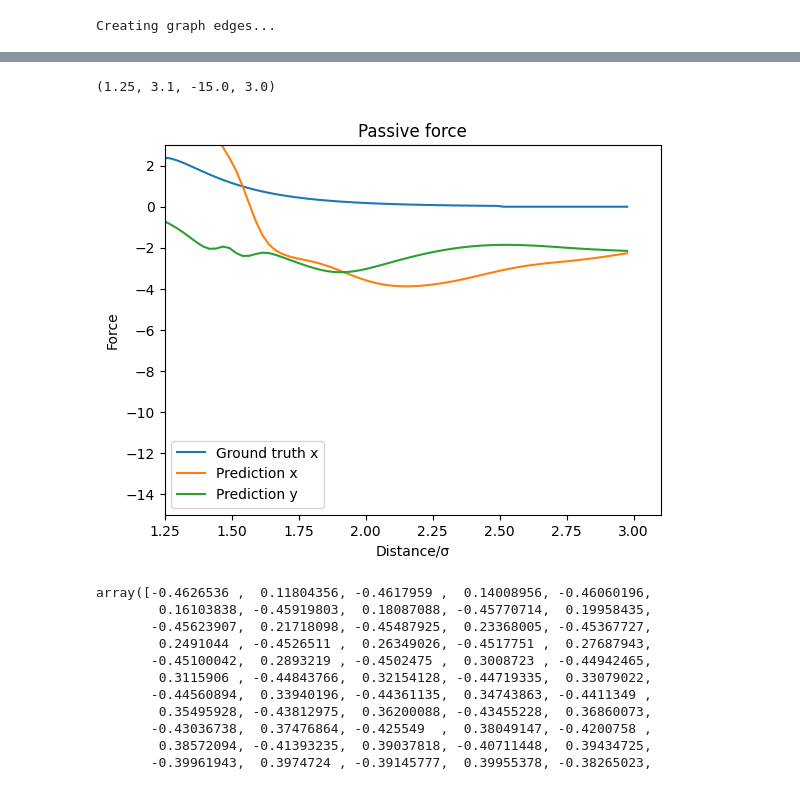
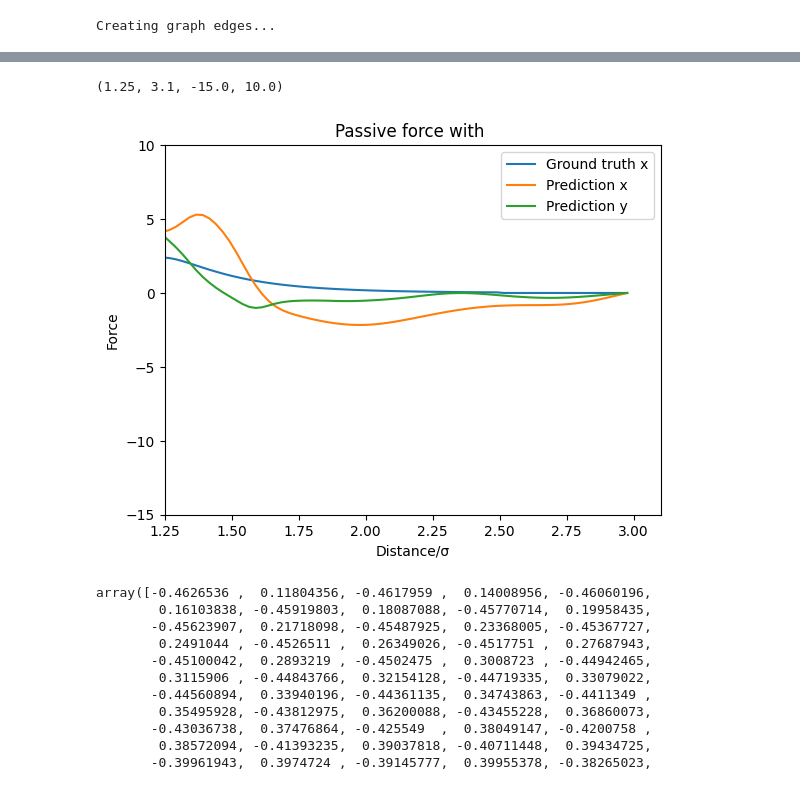
Before and after one commit to Phistian/exjobb, a Jupyter notebook: miguel/training/v_training.ipynb, the cells around one changed output, grey strips where cells are left out. Cells and saved outputs as stored; diff of their text form; code cells hidden in the pictures.

```diff
--- a/miguel/training/v_training.ipynb
+++ b/miguel/training/v_training.ipynb
@@ -464,7 +467,7 @@ for i in range(len(histories)):
 # %% [markdown]
 Model
 # %%
-extra_string = 'V N2500 10 snapshots mixed 430 epochs'
+extra_string = 'V N2500 10 snapshots mixed 930 epochs'
 # %%
 
 model.save(models_address + extra_string)
@@ -645,32 +661,31 @@ scales = {"passive":1}
 # %%
-
 import matplotlib.pyplot as plt
 
 connected_nodes=adj_mtx[:,0]
 pred_passive_x = model_predictions[0][connected_nodes, 0]
 pred_passive_x = pred_passive_x/scales["passive"]
 pred_passive_y = model_predictions[0][connected_nodes, 1]
 pred_passive_y = pred_passive_y/scales["passive"]
 true_passive = full_test_graph[1][0][connected_nodes,2]
 
 d_particle_0 = distances[::2]
 
 px_particle_0 = true_passive[::2]
 
-pred_px_paritcle_0 = pred_passive_x[::2]
-pred_py_paritcle_0 = pred_passive_y[::2]
+pred_px_paritcle_0 = pred_passive_x[::2] - pred_passive_x[0]
+pred_py_paritcle_0 = pred_passive_y[::2] - pred_passive_y[0]
 
 plt.plot(d_particle_0*box_len, px_particle_0)
 plt.plot(d_particle_0*box_len, pred_px_paritcle_0)
 plt.plot(d_particle_0*box_len, pred_py_paritcle_0)
-plt.title("Passive force")
+plt.title("Passive force with ")
 plt.legend(["Ground truth x","Prediction x", "Prediction y"])
 plt.xlabel("Distance/\u03C3")
 plt.ylabel("Force")
-plt.axis([1.25,3.1, -15,3])
+plt.axis([1.25,3.1, -15,10])
 # %% [output]
-(1.25, 3.1, -15.0, 3.0)
+(1.25, 3.1, -15.0, 10.0)
-[figure, old version]
+[figure, new version]
 # %%
 pred_passive_x
 # %% [output]
```
Also changed, not shown: parts of 7 cells of this notebook.
